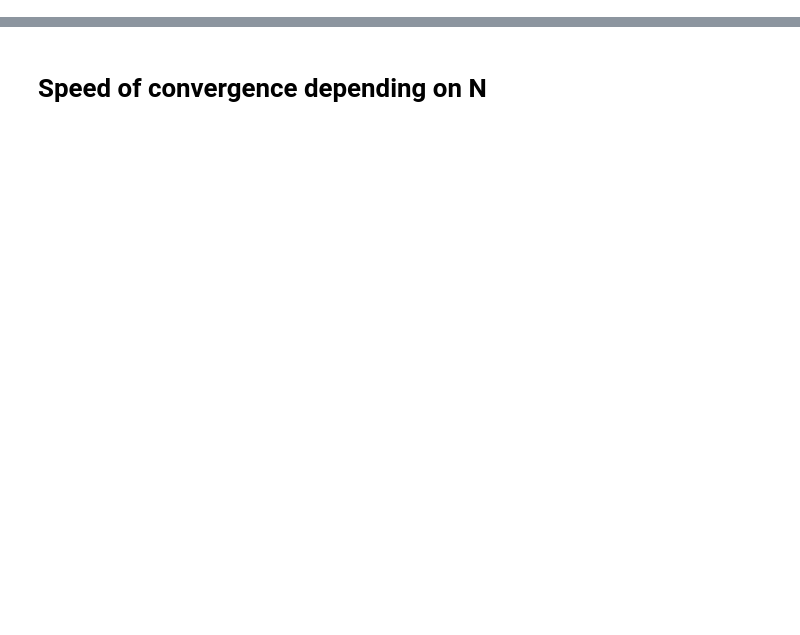
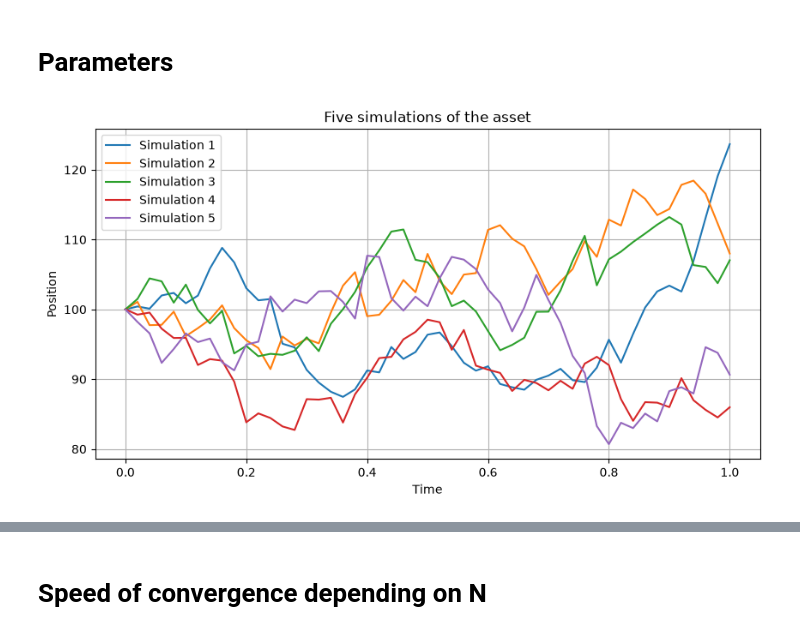
Before and after one commit to samuelmoyal/American-Option-Pricing, a Jupyter notebook: Monte_carlo.ipynb, the cells around one changed output, grey strips where cells are left out. Drawn from its saved outputs; the diff is of its cells as text; code cells hidden in the pictures; blank space fills up the shorter version.

```diff
--- a/Monte_carlo.ipynb
+++ b/Monte_carlo.ipynb
@@ -51,10 +0,0 @@ plt.show()
-# %%
-Z = np.maximum(X - K_0, 0)
-plt.figure(figsize=(10, 5))
-for k in range(5):
-    plt.plot(t, Z[k,:])
-plt.title('Five simulations of the associated Payoffs')
-plt.xlabel('Time')
-plt.ylabel('Position')
-plt.grid(True)
-plt.show()
@@ -226,0 +18,30 @@ plt.show()
+# %% [markdown]
+# Parameters
+# %%
+X_0 = 100        # initial price
+K_0 = 100        # strike
+sigma = 0.2      # volatility
+r = 0.05         # risk-free rate
+T = 1.0          # maturity (years)
+L = 50           # number of exercise dates (Bermudan approximation of the American option)
+
+valeurs_strike = np.linspace(85, 120, 10)
+valeurs_sigma = np.linspace(0.05, 0.25, 10)
+
+nb_iter = 100_000  # number of Monte Carlo paths
+m = 4              # dimension of the projection space
+# %%
+X = simulate_paths(X_0, T, r, sigma, L, nb_iter, seed=0)
+t = np.linspace(0, T, L + 1)
+
+plt.figure(figsize=(10, 5))
+for k in range(5):
+    plt.plot(t, X[k], label='Simulation {}'.format(k + 1))
+plt.title('Five simulations of the asset')
+plt.legend()
+plt.xlabel('Time')
+plt.ylabel('Position')
+plt.grid(True)
+plt.show()
+# %% [output]
+[figure, added]
```
Also changed, not shown: parts of 41 cells of this notebook, 5 other files.
